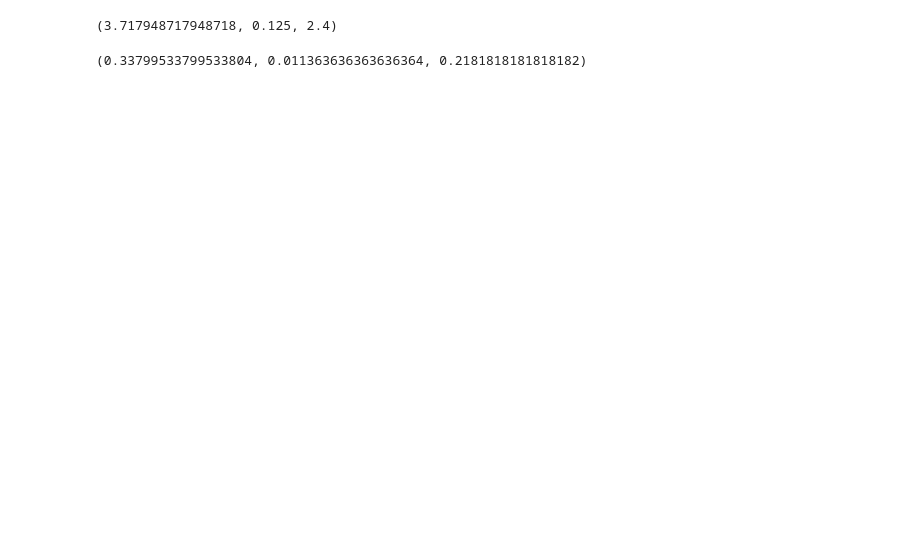
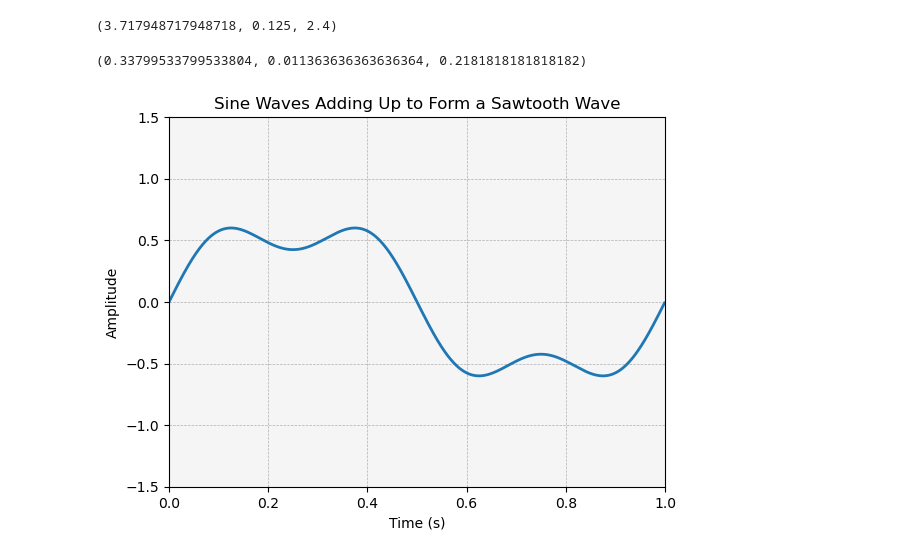
Before and after one commit to tudohuang/Radar-Project, a Jupyter notebook: pyScripts/Untitled.ipynb, the cells around one changed output. Saved outputs shown, nothing was run; the diff lists cells and outputs as text; code cells hidden in the pictures; blank space fills up the shorter version.

```diff
--- a/pyScripts/Untitled.ipynb
+++ b/pyScripts/Untitled.ipynb
@@ -28,3 +28,48 @@ cm =(F*c*t)/(2*B)*100
 dcm,cm,tcm
 # %% [output]
 (0.33799533799533804, 0.011363636363636364, 0.2181818181818182)
+# %%
+import numpy as np
+import matplotlib.pyplot as plt
+import matplotlib.animation as animation
+
+# 設定參數
+sampling_rate = 1000  # 取樣率
+duration = 1.0        # 每個週期的持續時間 (秒)
+t = np.linspace(0, duration, int(sampling_rate * duration), endpoint=False)
+
+# 初始化波形
+y = np.zeros_like(t)
+
+# 創建圖形
+fig, ax = plt.subplots()
+line, = ax.plot(t, y, lw=2)
+ax.set_ylim(-1.5, 1.5)
+ax.set_xlim(0, duration)
+ax.set_title("Sine Waves Adding Up to Form a Sawtooth Wave")
+ax.set_xlabel("Time (s)")
+ax.set_ylabel("Amplitude")
+
+# 調整背景和網格
+ax.set_facecolor('#f5f5f5')
+ax.grid(True, which='both', linestyle='--', linewidth=0.5)
+
+# 設定頻率逐漸增加
+frequency = 1
+
+def update(frame):
+    global y, frequency
+    # 新增高頻正弦波並疊加到波形上
+    y += (2 / np.pi) * (np.sin(2 * np.pi * frequency * t) / frequency)
+    line.set_ydata(y)
+    frequency += 2  # 逐步增加頻率
+    return line,
+
+# 創建動畫
+ani = animation.FuncAnimation(fig, update, frames=range(1, 50), blit=True, interval=200, repeat=False)
+
+# 顯示動畫
+plt.show()
+ani.save("sine_wave_adding.gif", writer='pillow')
+# %% [output]
+[figure, added]
```
Also changed, not shown: 17 other files.
